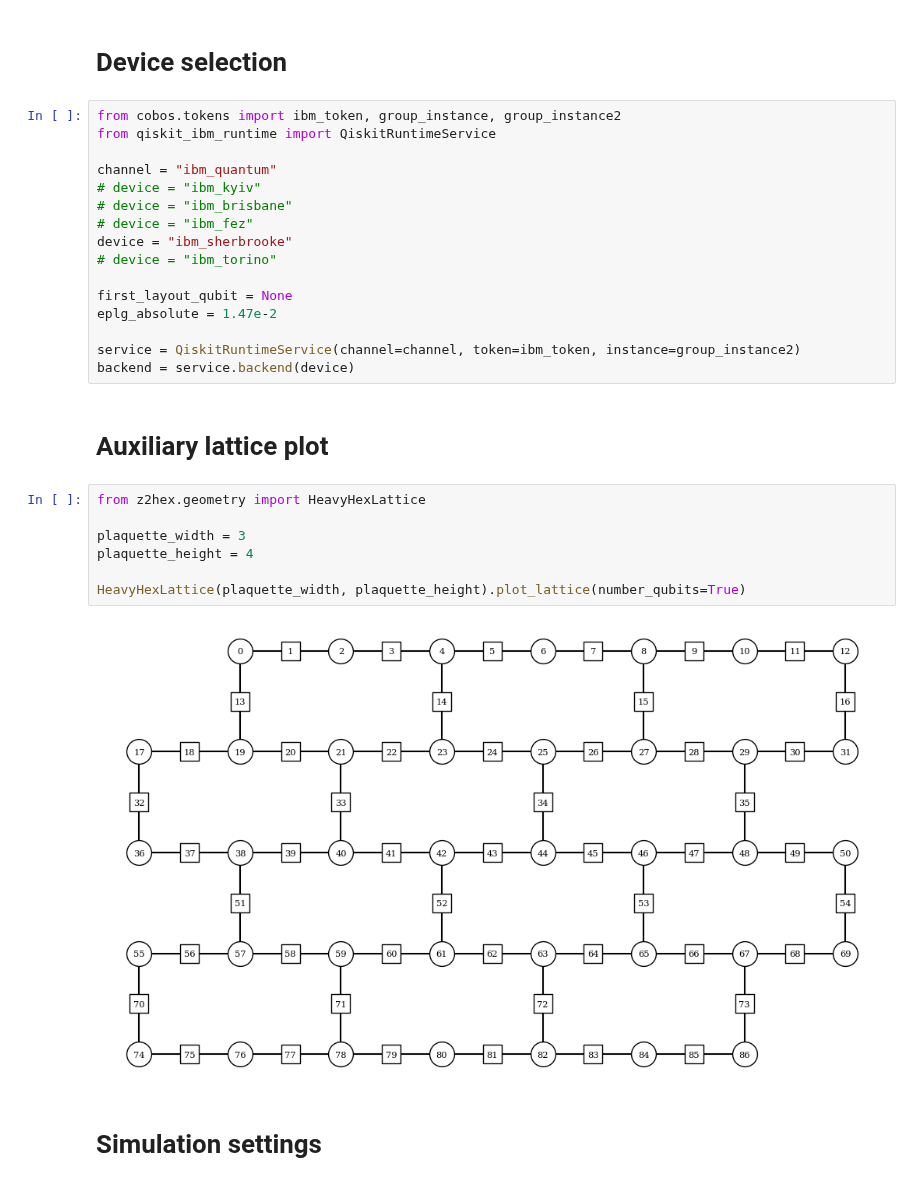
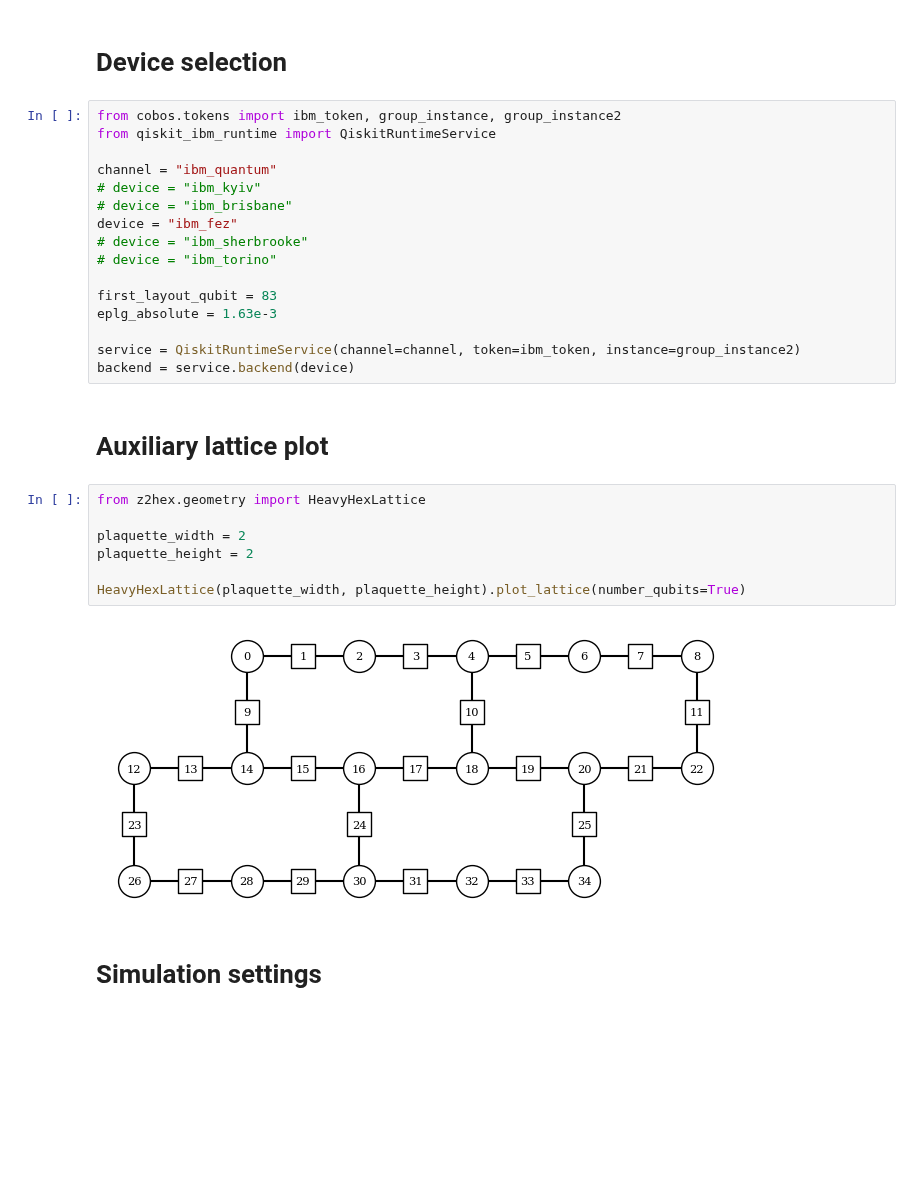
Before and after one commit to Fradm98/qs-qh, a Jupyter notebook: src/notebooks/Z2/z2_hex_hardware_postselection.ipynb, the cells around one changed output. Cells and saved outputs as stored; diff of their text form; blank space fills up the shorter version.

```diff
--- a/src/notebooks/Z2/z2_hex_hardware_postselection.ipynb
+++ b/src/notebooks/Z2/z2_hex_hardware_postselection.ipynb
@@ -10,12 +10,12 @@ from qiskit_ibm_runtime import QiskitRuntimeService
 channel = "ibm_quantum"
 # device = "ibm_kyiv"
 # device = "ibm_brisbane"
-# device = "ibm_fez"
-device = "ibm_sherbrooke"
+device = "ibm_fez"
+# device = "ibm_sherbrooke"
 # device = "ibm_torino"
 
-first_layout_qubit = None
-eplg_absolute = 1.47e-2
+first_layout_qubit = 83
+eplg_absolute = 1.63e-3
 
 service = QiskitRuntimeService(channel=channel, token=ibm_token, instance=group_instance2)
 backend = service.backend(device)
@@ -24,12 +24,12 @@ backend = service.backend(device)
 # %%
 from z2hex.geometry import HeavyHexLattice
 
-plaquette_width = 3
-plaquette_height = 4
+plaquette_width = 2
+plaquette_height = 2
 
 HeavyHexLattice(plaquette_width, plaquette_height).plot_lattice(number_qubits=True)
 # %% [output]
-[figure, old version]
+[figure, new version]
 # %% [markdown]
 # Simulation settings
 # %%
```
Also changed, not shown: parts of 3 cells of this notebook, 1 other file.
